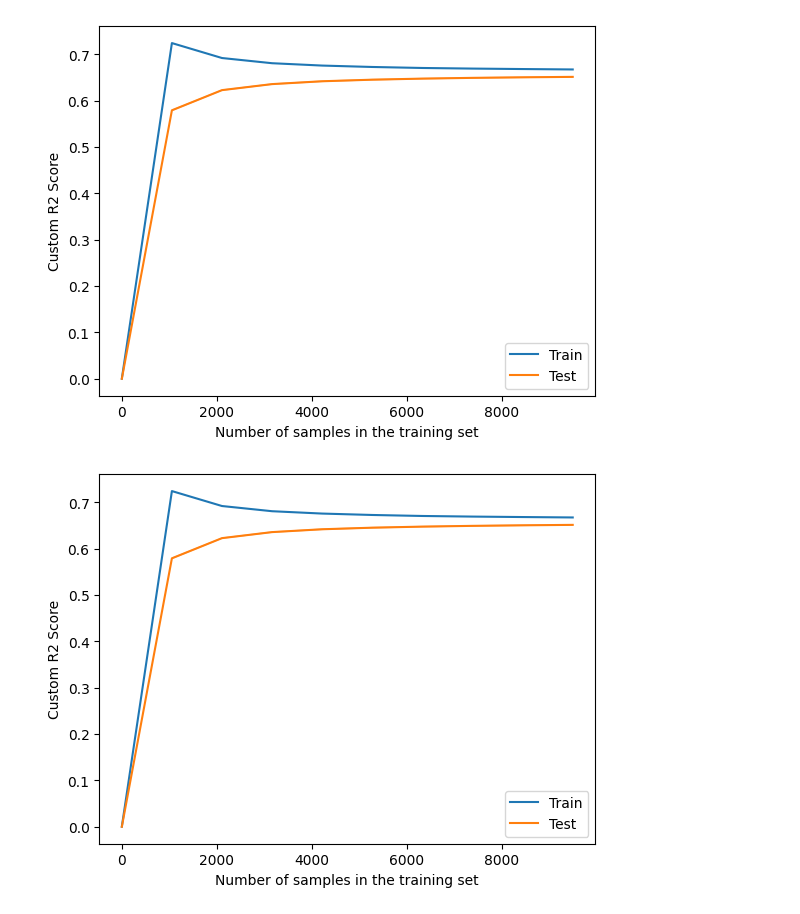
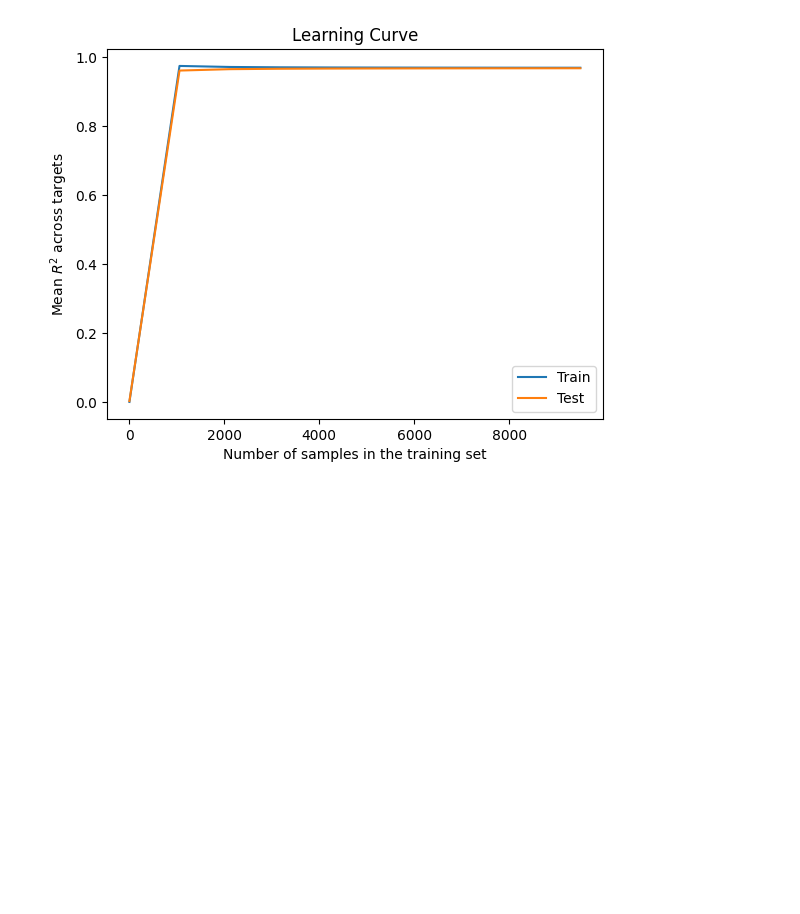
Before and after one commit to leo-schultheiss/compare_variance_residual, a Jupyter notebook: compare_variance_residual/simulated/curves.ipynb, the cells around one changed output. Drawn from its saved outputs; the diff is of its cells as text; code cells hidden in the pictures; blank space fills up the shorter version.

```diff
--- a/compare_variance_residual/simulated/curves.ipynb
+++ b/compare_variance_residual/simulated/curves.ipynb
@@ -16,10 +14,16 @@ from compare_variance_residual.simulated.simulation import generate_dataset
 # Custom R2 scoring function (with CuPy compatibility)
 def custom_r2_scorer(estimator, X, y):
     import cupy as cp
-    from sklearn.metrics import r2_score
+    from himalaya.scoring import r2_score
 
-    # Convert CuPy array back to NumPy for scoring
-    y_pred = estimator.predict(X)
-    r2_scores = r2_score(y, y_pred, multioutput='raw_values')
+    # Ensure prediction and target arrays are fully CuPy compatible
+    y_pred = estimator.predict(X)  # Prediction is likely CuPy array
+    y_cp = cp.asarray(y)  # Ensure target array is also CuPy
+    y_pred_cp = cp.asarray(y_pred)  # Prediction to CuPy
+
+    # Calculate R2 score
+    r2_scores = r2_score(y_cp, y_pred_cp)
+
+    # Use CuPy mean for consistent CuPy array handling
     return float(cp.mean(r2_scores))
 # %%
@@ -47,16 +53,14 @@ param_range = alphas
 (Xs_train, Xs_test, Y_train, Y_test) = generate_dataset(feature_space_dimensions, scalars, n_targets, n_samples_train,
                                                         n_samples_test, noise_scalar)
 # %%
+_, ax = plt.subplots()
+ax.set_title("Learning Curve")
 with config_context(array_api_dispatch=True):
-    display = LearningCurveDisplay.from_estimator(
+    LearningCurveDisplay.from_estimator(
         Ridge(), Xs_train[0], Y_train, cv=cv, scoring=custom_r2_scorer,
-        train_sizes=[int(num) for num in np.linspace(1, min(9500, Xs_train[0].shape[0])
-, 10)],
-        score_name="Custom R2 Score"
+        train_sizes=[int(num) for num in np.linspace(1, min(9500, Xs_train[0].shape[0]), 10)],
+        score_name=f"Mean $R^2$ across targets", ax=ax
     )
-    display.plot()
-    plt.show()
 # %% [output]
-[figure, old version]
+[figure, new version]
-[figure, removed]
 # %%
```
Also changed, not shown: parts of 3 cells of this notebook.
